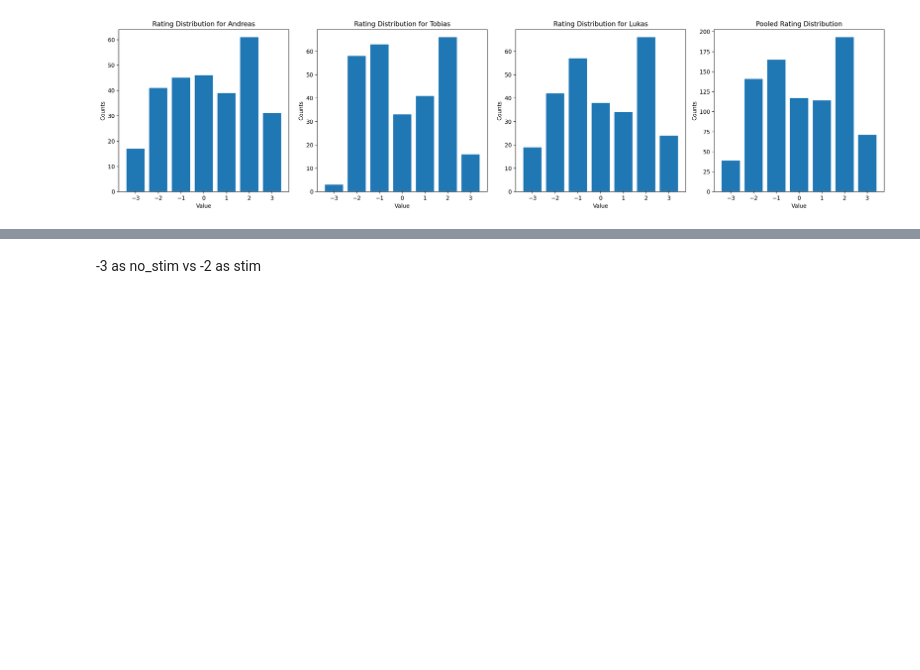
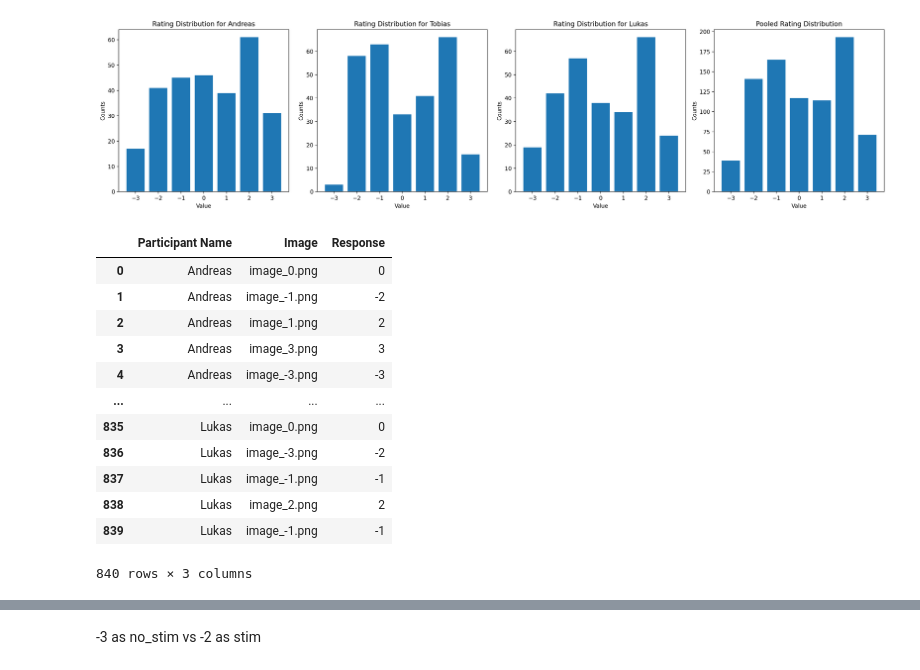
Before and after one commit to AndreasLH/Sad-Happiness, a Jupyter notebook: experiment2_analysis.ipynb, the cells around one changed output, grey strips where cells are left out. Saved outputs shown, nothing was run; the diff lists cells and outputs as text; code cells hidden in the pictures; blank space fills up the shorter version.

```diff
--- a/experiment2_analysis.ipynb
+++ b/experiment2_analysis.ipynb
@@ -73,3 +73,19 @@ ax[-1].set_ylabel('Counts')
 plt.tight_layout()
 # %% [output]
 [figure]
+# %%
+df
+# %% [output]
+|  | Participant Name | Image | Response |
+| 0 | Andreas | image_0.png | 0 |
+| 1 | Andreas | image_-1.png | -2 |
+| 2 | Andreas | image_1.png | 2 |
+| 3 | Andreas | image_3.png | 3 |
+| 4 | Andreas | image_-3.png | -3 |
+| ... | ... | ... | ... |
+| 835 | Lukas | image_0.png | 0 |
+| 836 | Lukas | image_-3.png | -2 |
+| 837 | Lukas | image_-1.png | -1 |
+| 838 | Lukas | image_2.png | 2 |
+| 839 | Lukas | image_-1.png | -1 |
+840 rows × 3 columns
```
Also changed, not shown: parts of 10 cells of this notebook.
